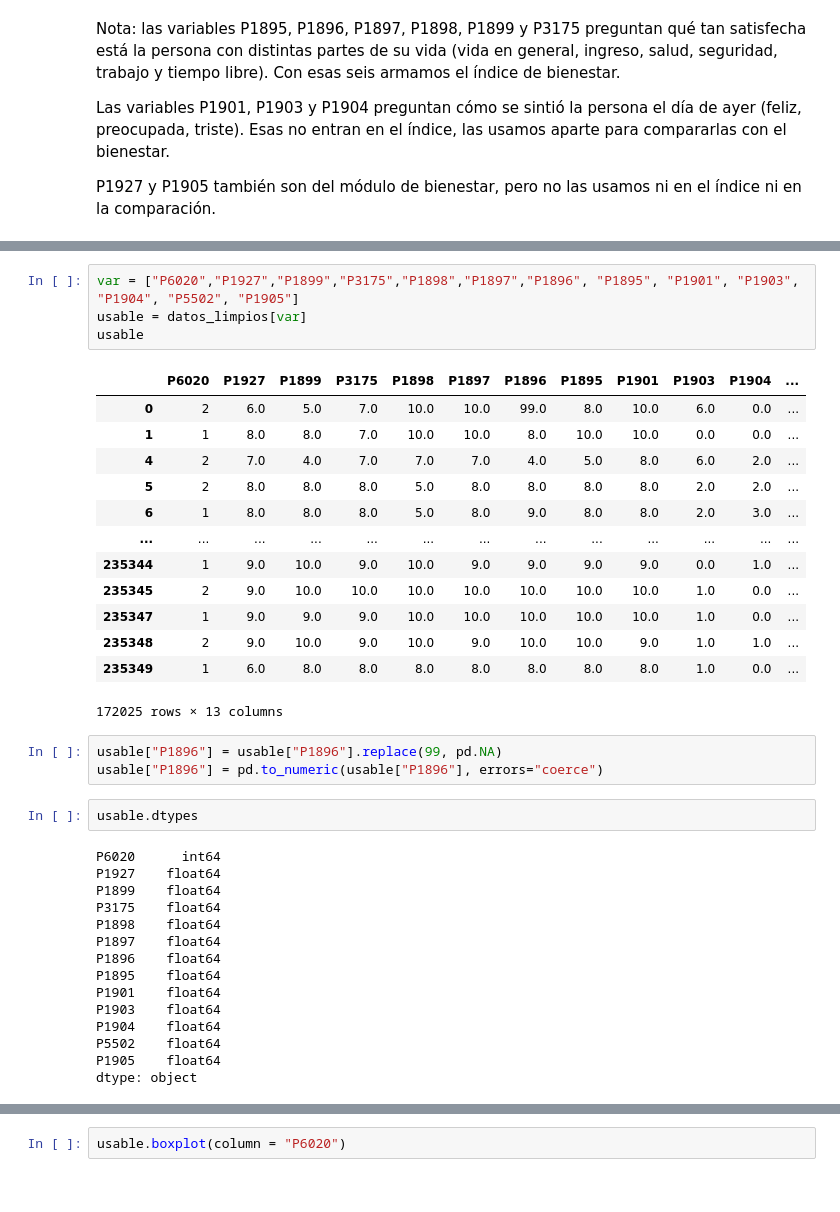
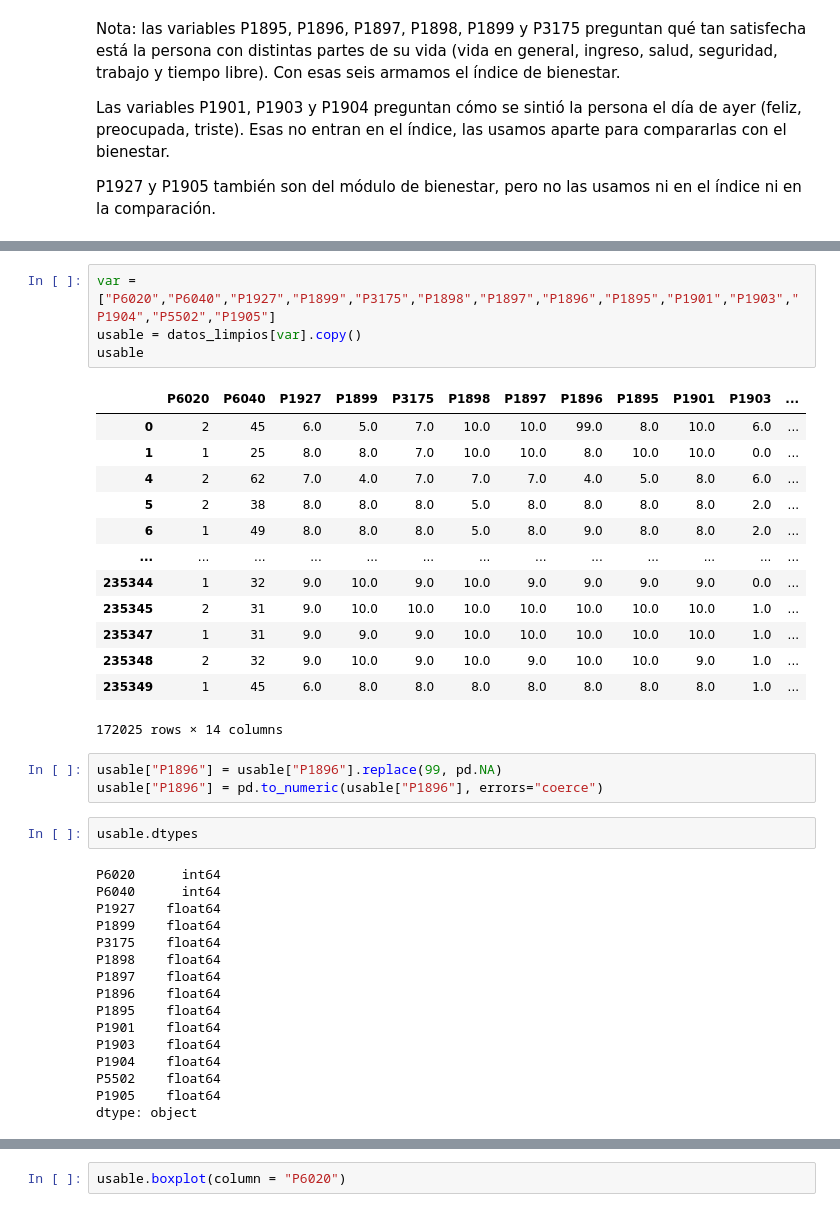
Before and after one commit to Sebast68h/PROYECTO-1-DATA, a Jupyter notebook: notebooks/Proyecto1.ipynb, the cells around one changed output, grey strips where cells are left out. Saved outputs shown, nothing was run; the diff lists cells and outputs as text.

```diff
--- a/notebooks/Proyecto1.ipynb
+++ b/notebooks/Proyecto1.ipynb
@@ -151,23 +153,23 @@ datos_limpios[variables].corr(method= "spearman")
 | P1904 | -0.325047 | -0.338908 | -0.338898 | -0.330941 | -0.379609 | -0.206508 | -0.518840 | -0.392201 | 0.697862 | 1.000000 | -0.441455 |
 | P1905 | 0.476135 | 0.456956 | 0.452959 | 0.415371 | 0.471558 | 0.250187 | 0.531443 | 0.546980 | -0.359269 | -0.441455 | 1.000000 |
 # %%
-var = ["P6020","P1927","P1899","P3175","P1898","P1897","P1896", "P1895", "P1901", "P1903", "P1904", "P5502", "P1905"]
-usable = datos_limpios[var]
+var = ["P6020","P6040","P1927","P1899","P3175","P1898","P1897","P1896","P1895","P1901","P1903","P1904","P5502","P1905"]
+usable = datos_limpios[var].copy()
 usable
 # %% [output]
-|  | P6020 | P1927 | P1899 | P3175 | P1898 | P1897 | P1896 | P1895 | P1901 | P1903 | P1904 | ... |
-| 0 | 2 | 6.0 | 5.0 | 7.0 | 10.0 | 10.0 | 99.0 | 8.0 | 10.0 | 6.0 | 0.0 | ... |
-| 1 | 1 | 8.0 | 8.0 | 7.0 | 10.0 | 10.0 | 8.0 | 10.0 | 10.0 | 0.0 | 0.0 | ... |
-| 4 | 2 | 7.0 | 4.0 | 7.0 | 7.0 | 7.0 | 4.0 | 5.0 | 8.0 | 6.0 | 2.0 | ... |
-| 5 | 2 | 8.0 | 8.0 | 8.0 | 5.0 | 8.0 | 8.0 | 8.0 | 8.0 | 2.0 | 2.0 | ... |
-| 6 | 1 | 8.0 | 8.0 | 8.0 | 5.0 | 8.0 | 9.0 | 8.0 | 8.0 | 2.0 | 3.0 | ... |
+|  | P6020 | P6040 | P1927 | P1899 | P3175 | P1898 | P1897 | P1896 | P1895 | P1901 | P1903 | ... |
+| 0 | 2 | 45 | 6.0 | 5.0 | 7.0 | 10.0 | 10.0 | 99.0 | 8.0 | 10.0 | 6.0 | ... |
+| 1 | 1 | 25 | 8.0 | 8.0 | 7.0 | 10.0 | 10.0 | 8.0 | 10.0 | 10.0 | 0.0 | ... |
+| 4 | 2 | 62 | 7.0 | 4.0 | 7.0 | 7.0 | 7.0 | 4.0 | 5.0 | 8.0 | 6.0 | ... |
+| 5 | 2 | 38 | 8.0 | 8.0 | 8.0 | 5.0 | 8.0 | 8.0 | 8.0 | 8.0 | 2.0 | ... |
+| 6 | 1 | 49 | 8.0 | 8.0 | 8.0 | 5.0 | 8.0 | 9.0 | 8.0 | 8.0 | 2.0 | ... |
 | ... | ... | ... | ... | ... | ... | ... | ... | ... | ... | ... | ... | ... |
-| 235344 | 1 | 9.0 | 10.0 | 9.0 | 10.0 | 9.0 | 9.0 | 9.0 | 9.0 | 0.0 | 1.0 | ... |
-| 235345 | 2 | 9.0 | 10.0 | 10.0 | 10.0 | 10.0 | 10.0 | 10.0 | 10.0 | 1.0 | 0.0 | ... |
-| 235347 | 1 | 9.0 | 9.0 | 9.0 | 10.0 | 10.0 | 10.0 | 10.0 | 10.0 | 1.0 | 0.0 | ... |
-| 235348 | 2 | 9.0 | 10.0 | 9.0 | 10.0 | 9.0 | 10.0 | 10.0 | 9.0 | 1.0 | 1.0 | ... |
-| 235349 | 1 | 6.0 | 8.0 | 8.0 | 8.0 | 8.0 | 8.0 | 8.0 | 8.0 | 1.0 | 0.0 | ... |
+| 235344 | 1 | 32 | 9.0 | 10.0 | 9.0 | 10.0 | 9.0 | 9.0 | 9.0 | 9.0 | 0.0 | ... |
+| 235345 | 2 | 31 | 9.0 | 10.0 | 10.0 | 10.0 | 10.0 | 10.0 | 10.0 | 10.0 | 1.0 | ... |
+| 235347 | 1 | 31 | 9.0 | 9.0 | 9.0 | 10.0 | 10.0 | 10.0 | 10.0 | 10.0 | 1.0 | ... |
+| 235348 | 2 | 32 | 9.0 | 10.0 | 9.0 | 10.0 | 9.0 | 10.0 | 10.0 | 9.0 | 1.0 | ... |
+| 235349 | 1 | 45 | 6.0 | 8.0 | 8.0 | 8.0 | 8.0 | 8.0 | 8.0 | 8.0 | 1.0 | ... |
-172025 rows × 13 columns
+172025 rows × 14 columns
 # %%
 usable["P1896"] = usable["P1896"].replace(99, pd.NA)
 usable["P1896"] = pd.to_numeric(usable["P1896"], errors="coerce")
@@ -175,6 +177,7 @@ usable["P1896"] = pd.to_numeric(usable["P1896"], errors="coerce")
 usable.dtypes
 # %% [output]
 P6020      int64
+P6040      int64
 P1927    float64
 P1899    float64
 P3175    float64
```
Also changed, not shown: parts of 5 cells of this notebook, 1 other file.
